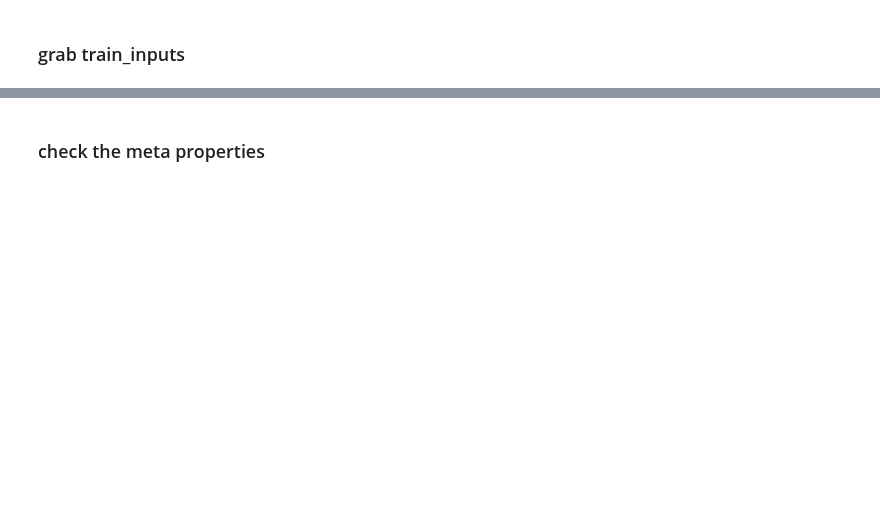
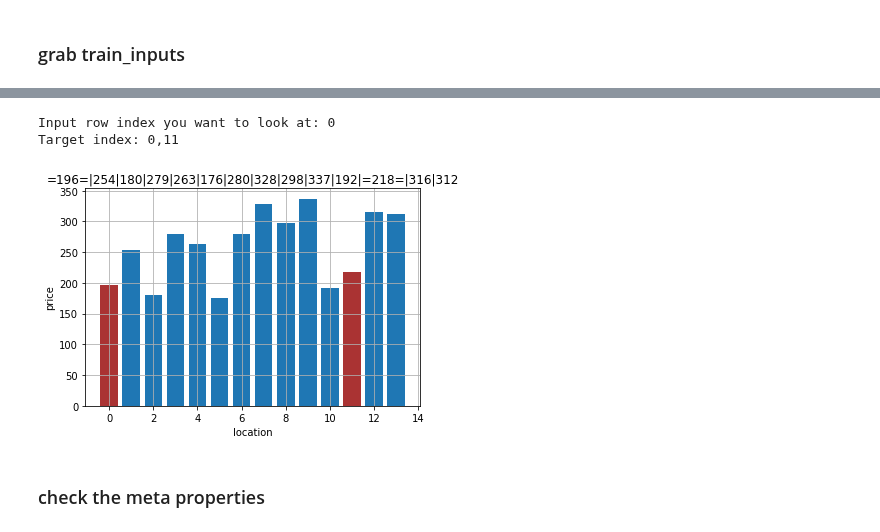
Before and after one commit to samshipengs/naps, a Jupyter notebook: lgb_model_checking.ipynb, the cells around one changed output, grey strips where cells are left out. Cells and saved outputs as stored; diff of their text form; code cells hidden in the pictures; blank space fills up the shorter version.

```diff
--- a/lgb_model_checking.ipynb
+++ b/lgb_model_checking.ipynb
@@ -32,4 +87,5 @@ The autoreload extension is already loaded. To reload it, use:
 # %%
-train_raw = load_data('train', nrows=1000000)
+train_raw = load_data('train', nrows=5000000)
 train_raw['timestamp'] = train_raw['timestamp'].apply(lambda ts: datetime.datetime.utcfromtimestamp(ts))
+train_clean  = pd.read_parquet('./gbm_cache/basic_preprocessed_train_5000000.snappy')
 # %% [output]
@@ -37,2 +141,21 @@ train_raw['timestamp'] = train_raw['timestamp'].apply(lambda ts: datetime.dateti
+# %%
+raw_display_cols = ['session_id', 'timestamp', 'step', 'action_type', 'reference', 'platform', 'city', 'device',
+                    'current_filters', 'impressions', 'prices']
+def display_raw(rid):
+    raw_demo = train_raw[train_raw.session_id==rid].reset_index(drop=True)
+    click_mask = raw_demo.action_type=='clickout item'
+    answers = raw_demo.loc[click_mask, 'reference']
+    raw_demo.loc[click_mask, 'reference'] = '?'
+    return raw_demo[raw_display_cols], answers
+
+raw_display_cols = ['session_id', 'timestamp', 'step', 'action_type', 'reference', 'platform', 'city', 'device',
+                    'current_filters', 'impressions', 'prices']
+def display_clean(rid, show_answer=False):
+    clean_demo = train_clean[train_clean.session_id==rid].reset_index(drop=True)
+    click_mask = clean_demo.action_type=='clickout item'
+    answers = clean_demo.loc[click_mask, 'reference']
+    if not show_answer:
+        clean_demo.loc[click_mask, 'reference'] = '?'
+    return clean_demo[raw_display_cols], answers
 # %% [markdown]
 ### grab train_inputs
@@ -87,0 +230,4 @@ Name: reference, dtype: object
+# %%
+clean_demo, answer = display_clean(rid, show_answer=True)
+assign_ratio(clean_demo)
+clean_demo
@@ -167 +327,8 @@ shap.force_plot(explainer.expected_value[cls], shap_values[cls][nrow, :], input_
+# %%
+# prices = check_prices(raw_demo)
+prices = check_prices(clean_demo)
+# %% [output]
+Input row index you want to look at: 0
+Target index: 0,11
+[figure, added]
 # %%
```
Also changed, not shown: parts of 82 cells of this notebook, 6 other files.
